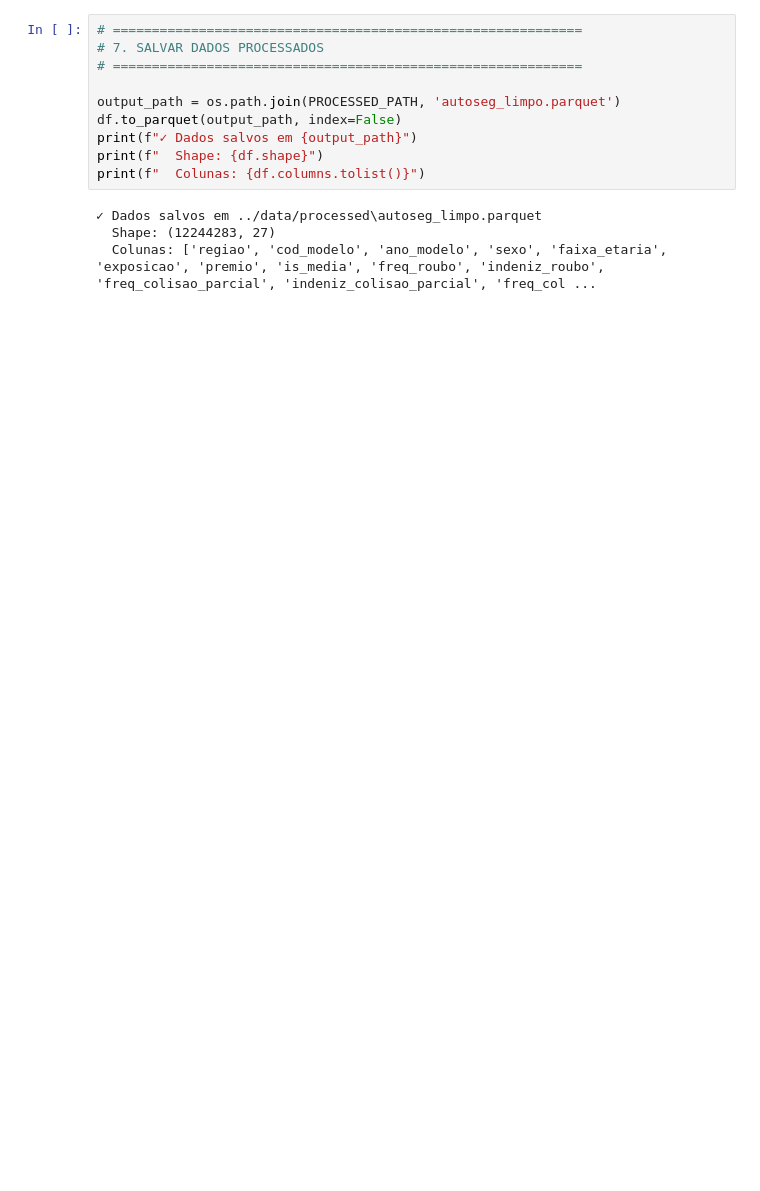
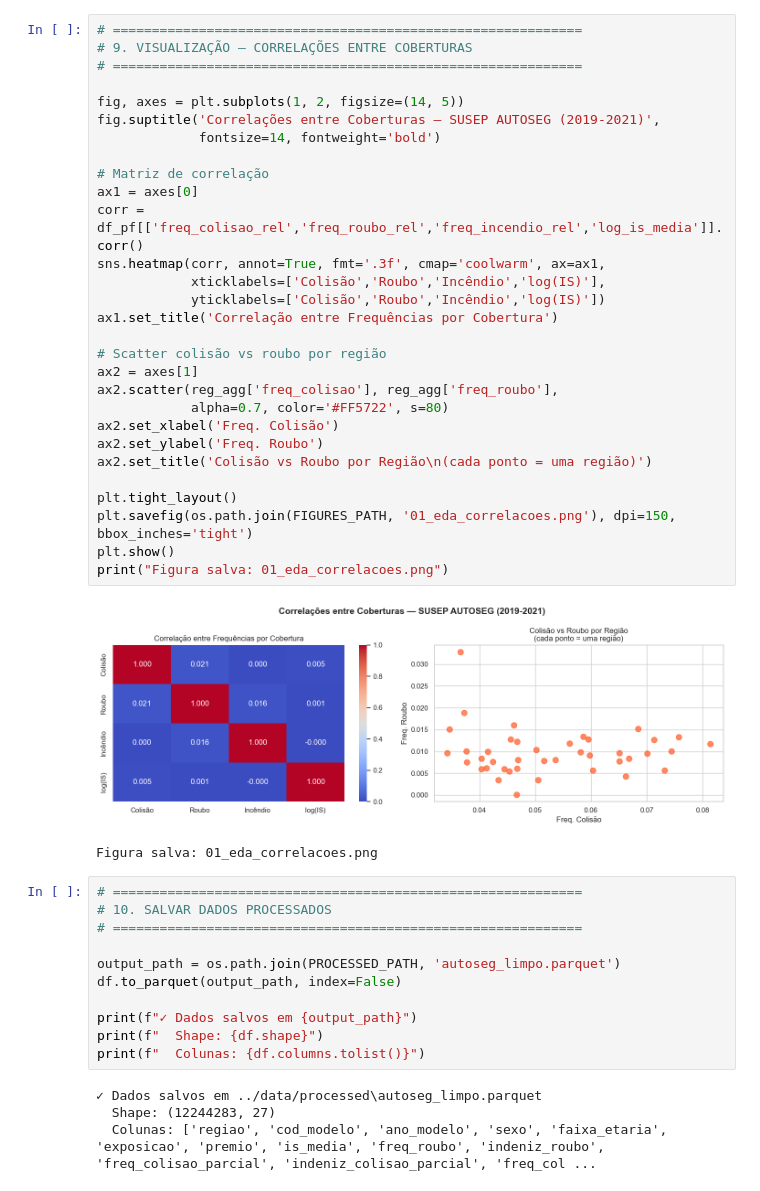
Before and after one commit to arthurpmotta02/insurance-pricing-susep, a Jupyter notebook: notebooks/01_eda.ipynb, the cells around one changed output. Cells and saved outputs as stored; diff of their text form; blank space fills up the shorter version.

```diff
--- a/notebooks/01_eda.ipynb
+++ b/notebooks/01_eda.ipynb
@@ -312,10 +510,43 @@ Figura salva.
+# %%
+# ============================================================
+# 9. VISUALIZAÇÃO — CORRELAÇÕES ENTRE COBERTURAS
+# ============================================================
+
+fig, axes = plt.subplots(1, 2, figsize=(14, 5))
+fig.suptitle('Correlações entre Coberturas — SUSEP AUTOSEG (2019-2021)',
+             fontsize=14, fontweight='bold')
+
+# Matriz de correlação
+ax1 = axes[0]
+corr = df_pf[['freq_colisao_rel','freq_roubo_rel','freq_incendio_rel','log_is_media']].corr()
+sns.heatmap(corr, annot=True, fmt='.3f', cmap='coolwarm', ax=ax1,
+            xticklabels=['Colisão','Roubo','Incêndio','log(IS)'],
+            yticklabels=['Colisão','Roubo','Incêndio','log(IS)'])
+ax1.set_title('Correlação entre Frequências por Cobertura')
+
+# Scatter colisão vs roubo por região
+ax2 = axes[1]
+ax2.scatter(reg_agg['freq_colisao'], reg_agg['freq_roubo'],
+            alpha=0.7, color='#FF5722', s=80)
+ax2.set_xlabel('Freq. Colisão')
+ax2.set_ylabel('Freq. Roubo')
+ax2.set_title('Colisão vs Roubo por Região\n(cada ponto = uma região)')
+
+plt.tight_layout()
+plt.savefig(os.path.join(FIGURES_PATH, '01_eda_correlacoes.png'), dpi=150, bbox_inches='tight')
+plt.show()
+print("Figura salva: 01_eda_correlacoes.png")
+# %% [output]
+[figure, added]
+Figura salva: 01_eda_correlacoes.png
 # %%
 # ============================================================
-# 7. SALVAR DADOS PROCESSADOS
+# 10. SALVAR DADOS PROCESSADOS
 # ============================================================
 
 output_path = os.path.join(PROCESSED_PATH, 'autoseg_limpo.parquet')
 df.to_parquet(output_path, index=False)
+
 print(f"✓ Dados salvos em {output_path}")
 print(f"  Shape: {df.shape}")
 print(f"  Colunas: {df.columns.tolist()}")
```
Also changed, not shown: parts of 11 cells of this notebook, 6 other files.
